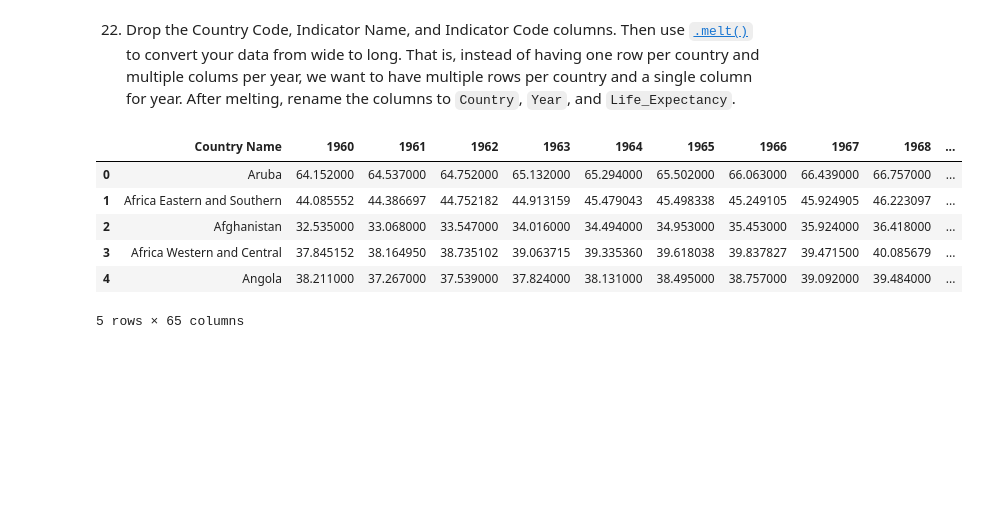
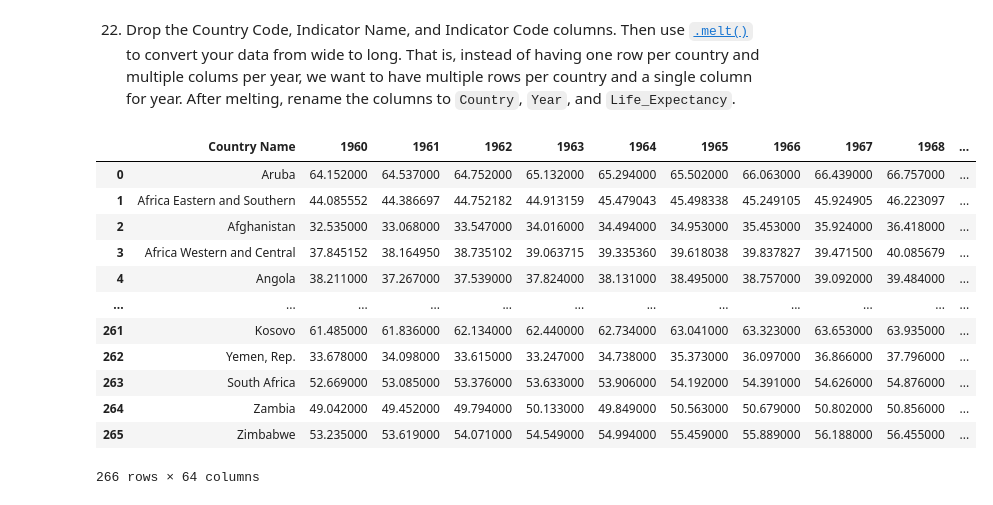
Before and after one commit to nss-data-science-cohort-7/un-exploration-toni-nss, a Jupyter notebook: notebooks/UN_Data_Exploration.ipynb, the cells around one changed output. Saved outputs shown, nothing was run; the diff lists cells and outputs as text; code cells hidden in the pictures; blank space fills up the shorter version.

```diff
--- a/notebooks/UN_Data_Exploration.ipynb
+++ b/notebooks/UN_Data_Exploration.ipynb
@@ -283,13 +396,20 @@ Index(['Country Name', 'Country Code', 'Indicator Name', 'Indicator Code',
 # %% [markdown]
 22. Drop the Country Code, Indicator Name, and Indicator Code columns. Then use [`.melt()`](https://pandas.pydata.org/docs/reference/api/pandas.melt.html) to convert your data from wide to long. That is, instead of having one row per country and multiple colums per year, we want to have multiple rows per country and a single column for year. After melting, rename the columns to `Country`, `Year`, and `Life_Expectancy`.
 # %%
-life_expectancy=life_expectancy.drop(['Country Code','Indicator Name','Indicator Code'],axis='columns')
-life_expectancy.head()
+life_expectancy=life_expectancy.drop(['Country Code','Indicator Name','Indicator Code','Unnamed: 67'],axis='columns')
+life_expectancy.head(1)
+life_expectancy
 # %% [output]
 |  | Country Name | 1960 | 1961 | 1962 | 1963 | 1964 | 1965 | 1966 | 1967 | 1968 | ... |
 | 0 | Aruba | 64.152000 | 64.537000 | 64.752000 | 65.132000 | 65.294000 | 65.502000 | 66.063000 | 66.439000 | 66.757000 | ... |
 | 1 | Africa Eastern and Southern | 44.085552 | 44.386697 | 44.752182 | 44.913159 | 45.479043 | 45.498338 | 45.249105 | 45.924905 | 46.223097 | ... |
 | 2 | Afghanistan | 32.535000 | 33.068000 | 33.547000 | 34.016000 | 34.494000 | 34.953000 | 35.453000 | 35.924000 | 36.418000 | ... |
 | 3 | Africa Western and Central | 37.845152 | 38.164950 | 38.735102 | 39.063715 | 39.335360 | 39.618038 | 39.837827 | 39.471500 | 40.085679 | ... |
 | 4 | Angola | 38.211000 | 37.267000 | 37.539000 | 37.824000 | 38.131000 | 38.495000 | 38.757000 | 39.092000 | 39.484000 | ... |
+| ... | ... | ... | ... | ... | ... | ... | ... | ... | ... | ... | ... |
+| 261 | Kosovo | 61.485000 | 61.836000 | 62.134000 | 62.440000 | 62.734000 | 63.041000 | 63.323000 | 63.653000 | 63.935000 | ... |
+| 262 | Yemen, Rep. | 33.678000 | 34.098000 | 33.615000 | 33.247000 | 34.738000 | 35.373000 | 36.097000 | 36.866000 | 37.796000 | ... |
+| 263 | South Africa | 52.669000 | 53.085000 | 53.376000 | 53.633000 | 53.906000 | 54.192000 | 54.391000 | 54.626000 | 54.876000 | ... |
+| 264 | Zambia | 49.042000 | 49.452000 | 49.794000 | 50.133000 | 49.849000 | 50.563000 | 50.679000 | 50.802000 | 50.856000 | ... |
+| 265 | Zimbabwe | 53.235000 | 53.619000 | 54.071000 | 54.549000 | 54.994000 | 55.459000 | 55.889000 | 56.188000 | 56.455000 | ... |
-5 rows × 65 columns
+266 rows × 64 columns
```
Also changed, not shown: parts of 39 cells of this notebook, 1 other file.
